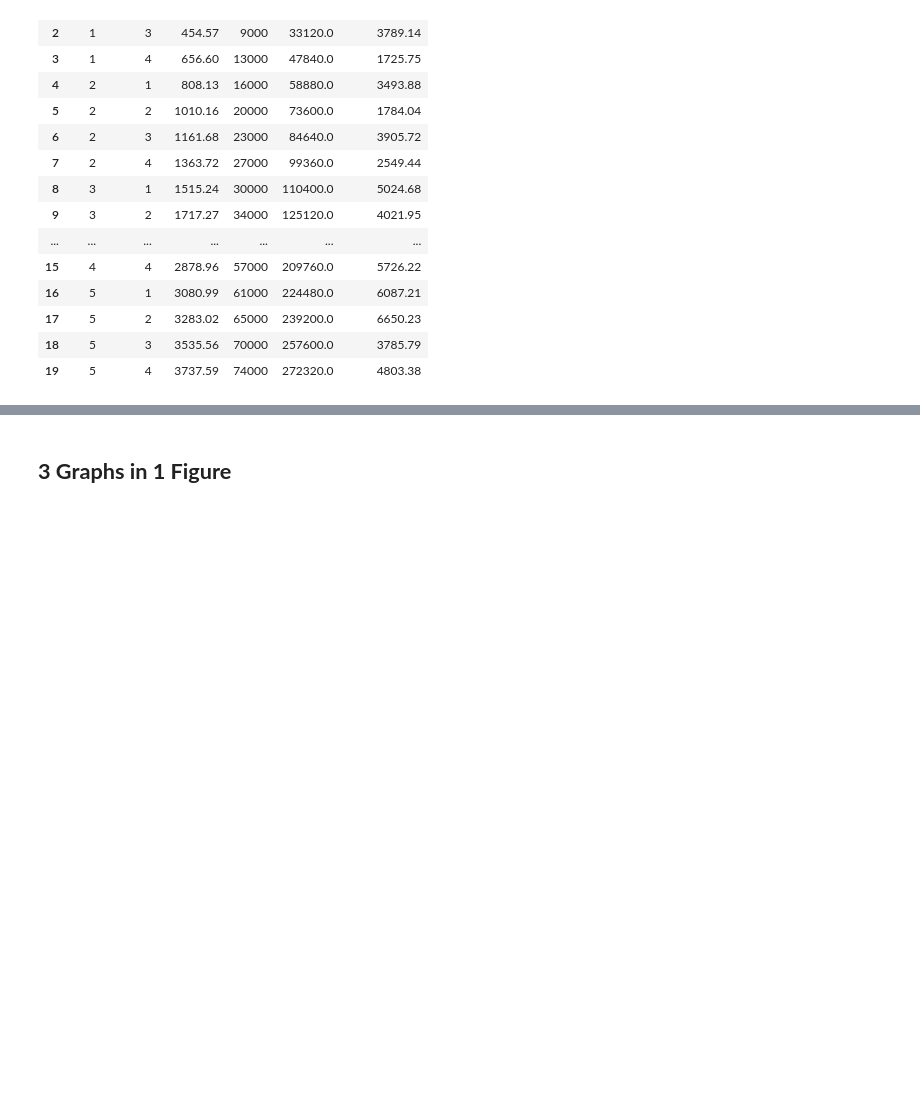
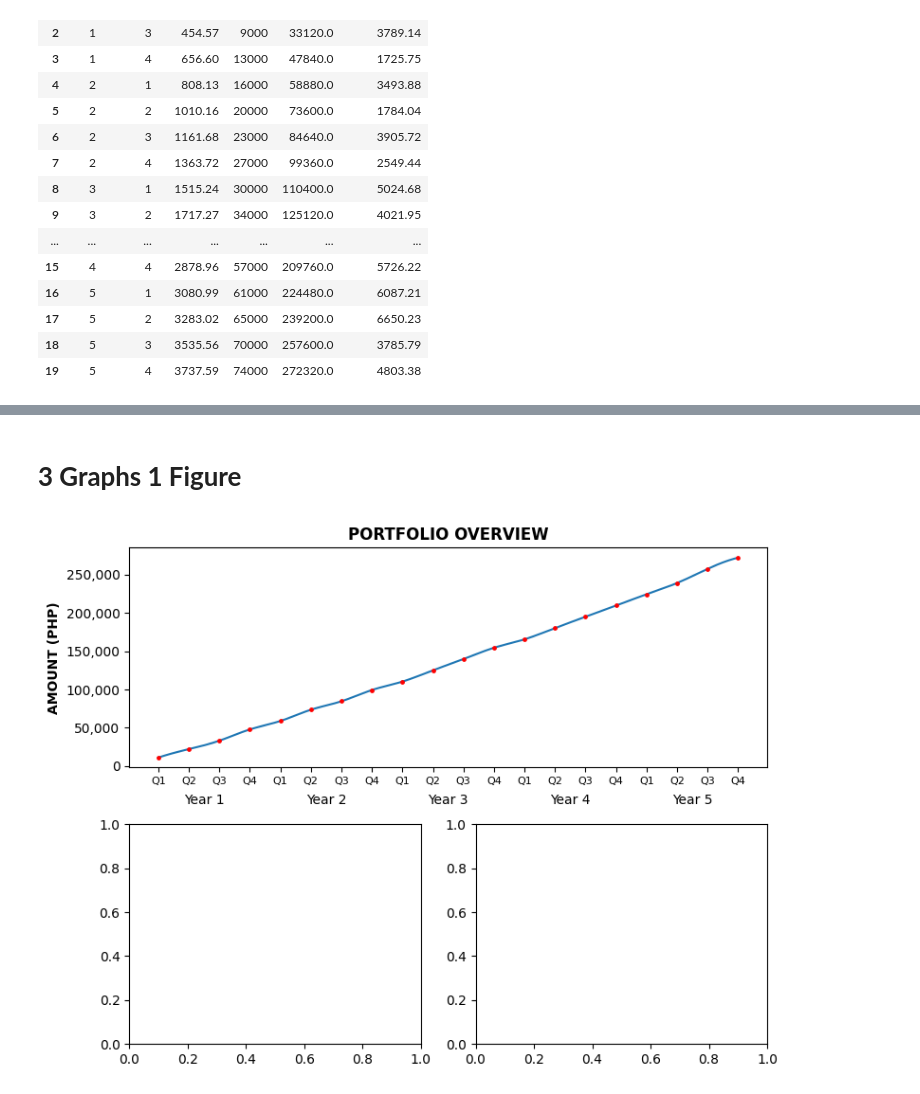
Before and after one commit to KrisSelvarin/drip-simulator-v3, a Jupyter notebook: graph_try.ipynb, the cells around one changed output, grey strips where cells are left out. Saved outputs shown, nothing was run; the diff lists cells and outputs as text; code cells hidden in the pictures; blank space fills up the shorter version.

Commit message:
experiment on graphs

```diff
--- a/graph_try.ipynb
+++ b/graph_try.ipynb
@@ -59,11 +29,58 @@ plt.show()
 # %% [markdown]
-## **3 Graphs in 1 Figure**
+# **3 Graphs 1 Figure**
 # %%
 fig = plt.figure(figsize=(8,6)) # makes a figure
 gs = gridspec.GridSpec(2, 2, figure=fig) # splits fig into a 2x2 grid
 
 
-# ?????
+#----------------------- main graph --------------------------------------
 ax_main = fig.add_subplot(gs[0, :]) # graph on first row (index 0) and spans 2 columns
+
+x = data.index
+y = data['Amount']
+
+x_smooth = np.linspace(x.min(), x.max(), 300)
+spl = make_interp_spline(x, y, k=3)  # creates a cubic spline equation
+y_smooth = spl(x_smooth)
+
+ax_main.set_title('PORTFOLIO OVERVIEW', fontweight='bold')
+ax_main.plot(x_smooth, y_smooth)    # plots the curve
+ax_main.scatter(x, y, color='red', zorder=3, marker='o', s=6)   # original data points
+
+x1_label = [f'Q{val}'for val in data['Pay-out']]
+ax_main.set_xticks(x, x1_label, fontsize=8)
+
+for year in data['Year'].unique():  # second row x-axis
+    position = x[data['Year'] == year]
+    mid = position.values.mean()
+    Year = f'Year {year}'
+    ax_main.text(mid,-0.12, Year, ha='center', va='top', transform=ax_main.get_xaxis_transform())
+
+ax_main.yaxis.set_major_formatter(
+    FuncFormatter(lambda x, _: f'{x:,.0f}')
+    )
+ax_main.set_ylabel('AMOUNT (PHP)', fontweight='semibold')
+
+# #----------------------- dividends per year --------------------------------------
 ax_1 = fig.add_subplot(gs[1,0]) # graph on 2nd row 1st column
+
+
+
+
+
+
+
+
+
+
+
+
+
 ax_2 = fig.add_subplot(gs[1, 1]) # graph on 2nd row 2nd column
+
+
+# show grpah
+plt.tight_layout()
+plt.show()
+# %% [output]
+[figure, added]
```
Also changed, not shown: parts of 2 cells of this notebook.
